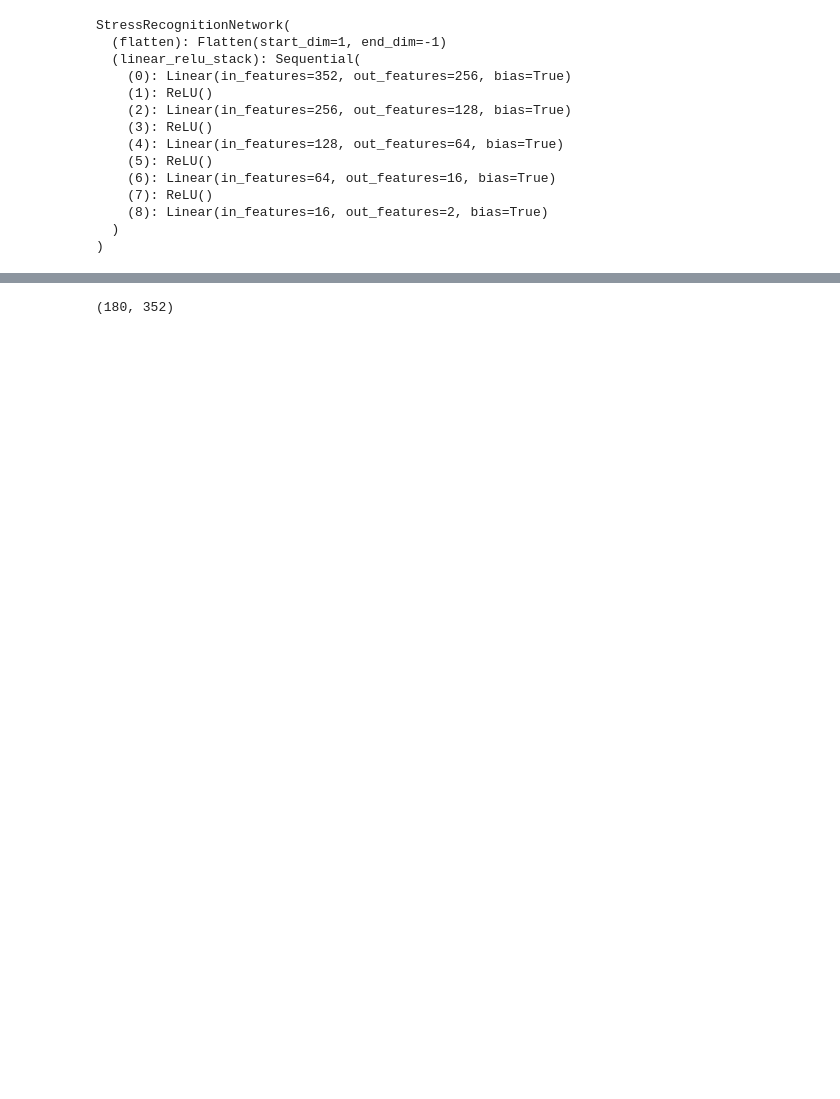
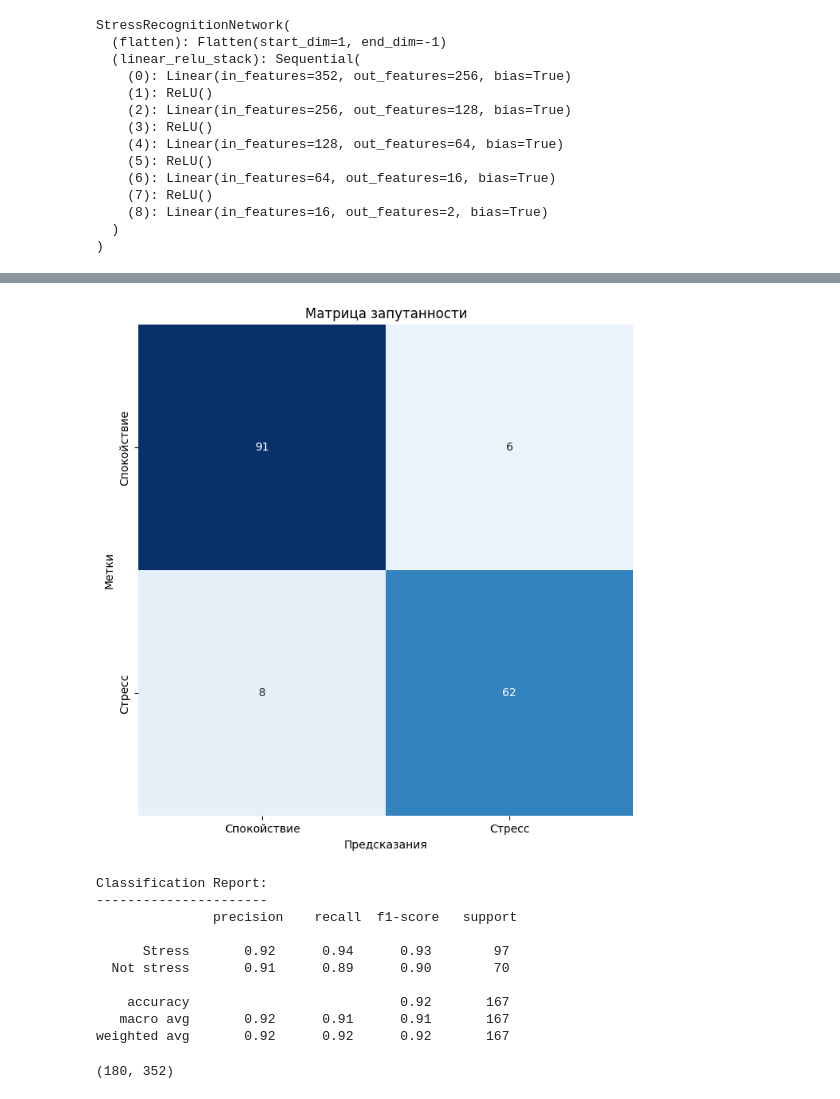
Before and after one commit to 4graf/RelaxMe, a Jupyter notebook: NN.ipynb, the cells around one changed output, grey strips where cells are left out. Saved outputs shown, nothing was run; the diff lists cells and outputs as text; code cells hidden in the pictures; blank space fills up the shorter version.

```diff
--- a/NN.ipynb
+++ b/NN.ipynb
@@ -278,3 +318,26 @@ array([[65, 10],
+# %%
+plt.figure(figsize=(8, 8))
+sns.heatmap(cm, annot=True, vmin=0, fmt='g', cbar=False, cmap='Blues')
+plt.xticks(np.arange(2) + 0.5, ['Спокойствие', 'Стресс'])
+plt.yticks(np.arange(2) + 0.5, ['Спокойствие', 'Стресс'])
+plt.xlabel("Предсказания")
+plt.ylabel("Метки")
+plt.title("Матрица запутанности")
+plt.show()
+
+print("Classification Report:\n----------------------\n", clr)
+# %% [output]
+[figure, added]
+Classification Report:
+----------------------
+               precision    recall  f1-score   support
+
+      Stress       0.92      0.94      0.93        97
+  Not stress       0.91      0.89      0.90        70
+
+    accuracy                           0.92       167
+   macro avg       0.92      0.91      0.91       167
+weighted avg       0.92      0.92      0.92       167
 # %%
 with open(r"C:\Перенос\Доки\Мага брат\Методология научных исследований\ВКР\Отфильтрованные записи\Признаки\features_stress_masha_01.npy", mode='rb') as f:
     features_stress = np.load(f)
```
Also changed, not shown: parts of 24 cells of this notebook, 2 other files.
